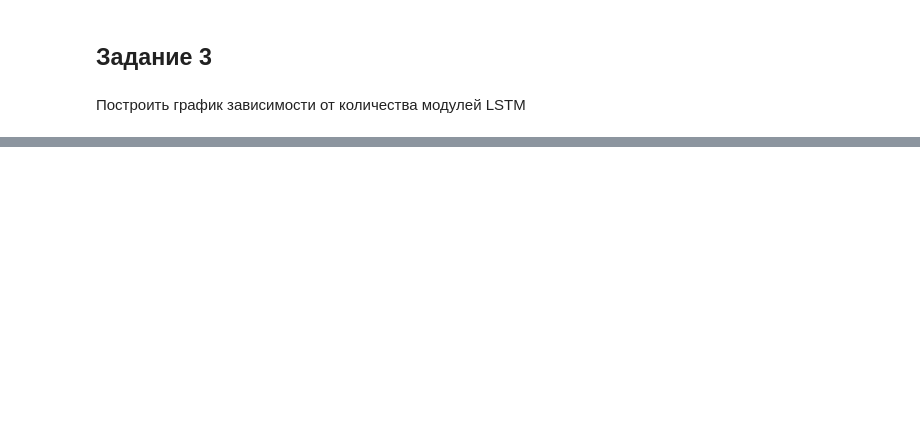
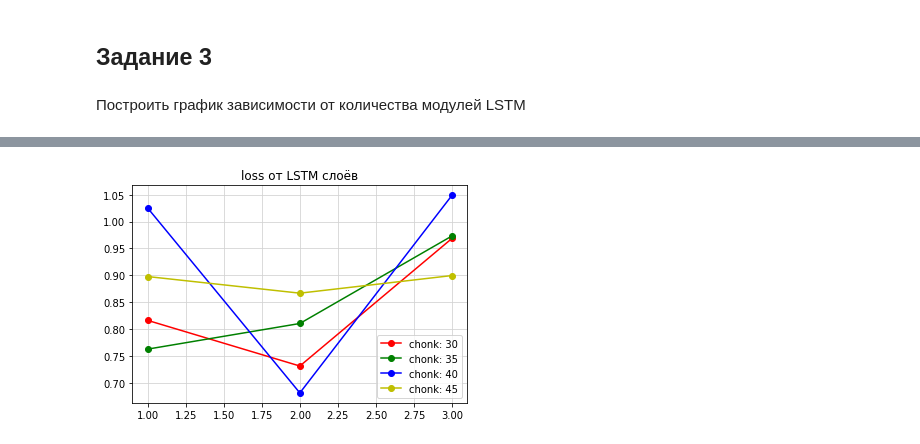
Before and after one commit to VitalyGladyshev/gb_pytorch, a Jupyter notebook: pytorch_hw_02.ipynb, the cells around one changed output, grey strips where cells are left out. Cells and saved outputs as stored; diff of their text form; code cells hidden in the pictures; blank space fills up the shorter version.

```diff
--- a/pytorch_hw_02.ipynb
+++ b/pytorch_hw_02.ipynb
@@ -823,0 +872,10 @@ sum_dat
+# %%
+for i in range(len(chonk_list)):
+    plt.plot(np.arange(3) + 1,  sum_dat.loc[sum_dat['chonk'] == chonk_list[i], "loss"].values, color_list_2[i], label="chonk: " + str(chonk_list[i]))
+
+plt.legend(loc="lower right")
+plt.grid(color="lightgrey")
+plt.title('loss от LSTM слоёв' )
+plt.show()
+# %% [output]
+[figure, added]
```
Also changed, not shown: parts of 5 cells of this notebook.
